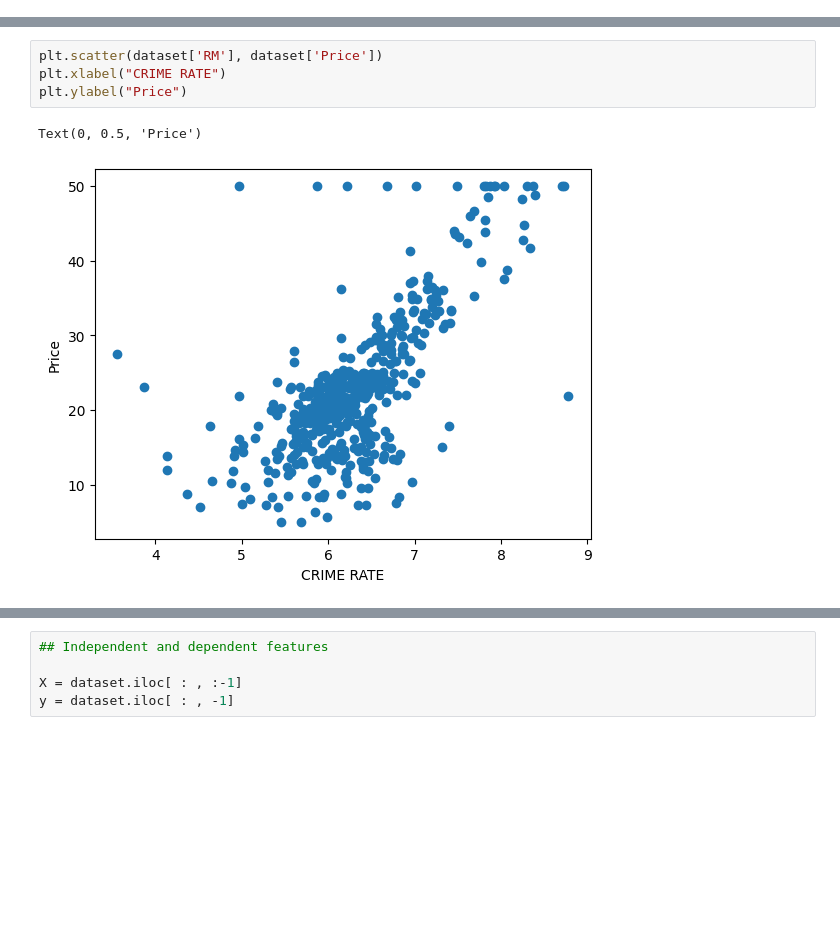
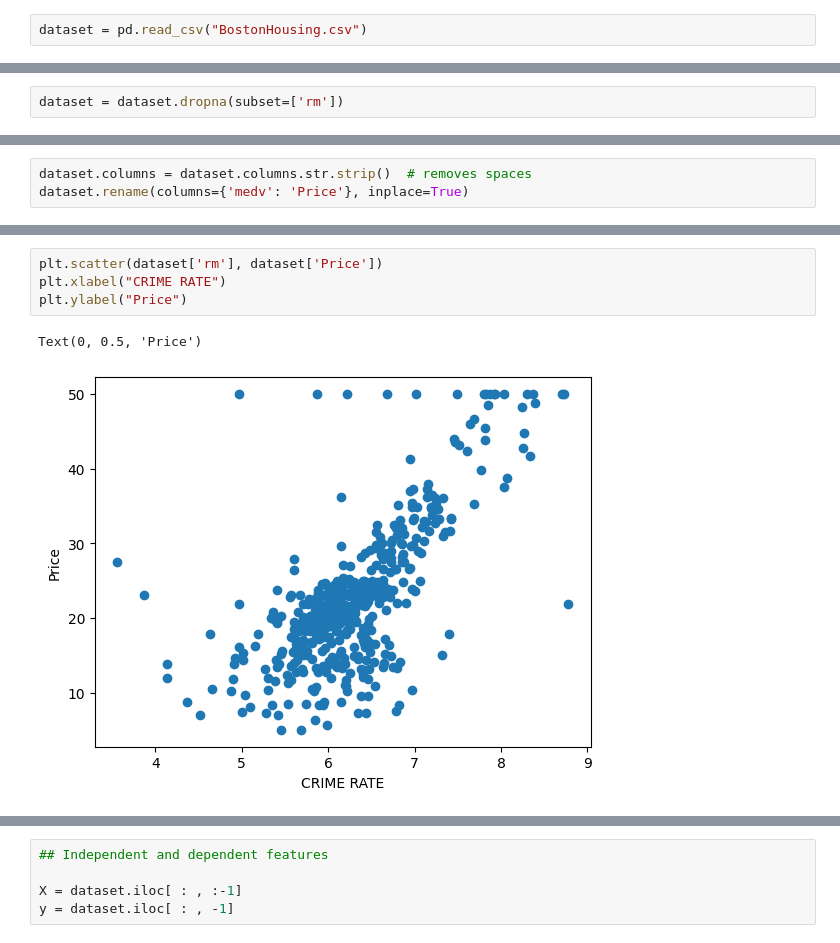
Before and after one commit to itsranjith95/BostonHousePricing, a Jupyter notebook: Linear Regression ML implementation.ipynb, the cells around one changed output, grey strips where cells are left out. Cells and saved outputs as stored; diff of their text form; blank space fills up the shorter version.

```diff
--- a/Linear Regression ML implementation.ipynb
+++ b/Linear Regression ML implementation.ipynb
@@ -100,3 +7,5 @@ print(boston.target.shape) # (506,)
+# %%
+dataset = pd.read_csv("BostonHousing.csv")
 # %%
 dataset.head()
 # %% [output]
@@ -162 +71,3 @@ Price      0
 dtype: int64
+# %%
+dataset = dataset.dropna(subset=['rm'])
@@ -183,0 +113,3 @@ dataset.corr()
+# %%
+dataset.columns = dataset.columns.str.strip()  # removes spaces
+dataset.rename(columns={'medv': 'Price'}, inplace=True)
@@ -195,10 +140,10 @@ plt.ylabel("Price")
 Text(0, 0.5, 'Price')
 [figure]
 # %%
-plt.scatter(dataset['RM'], dataset['Price'])
+plt.scatter(dataset['rm'], dataset['Price'])
 plt.xlabel("CRIME RATE")
 plt.ylabel("Price")
 # %% [output]
 Text(0, 0.5, 'Price')
-[figure, old version]
+[figure, new version]
 # %%
```
Also changed, not shown: parts of 35 cells of this notebook, 6 other files.
